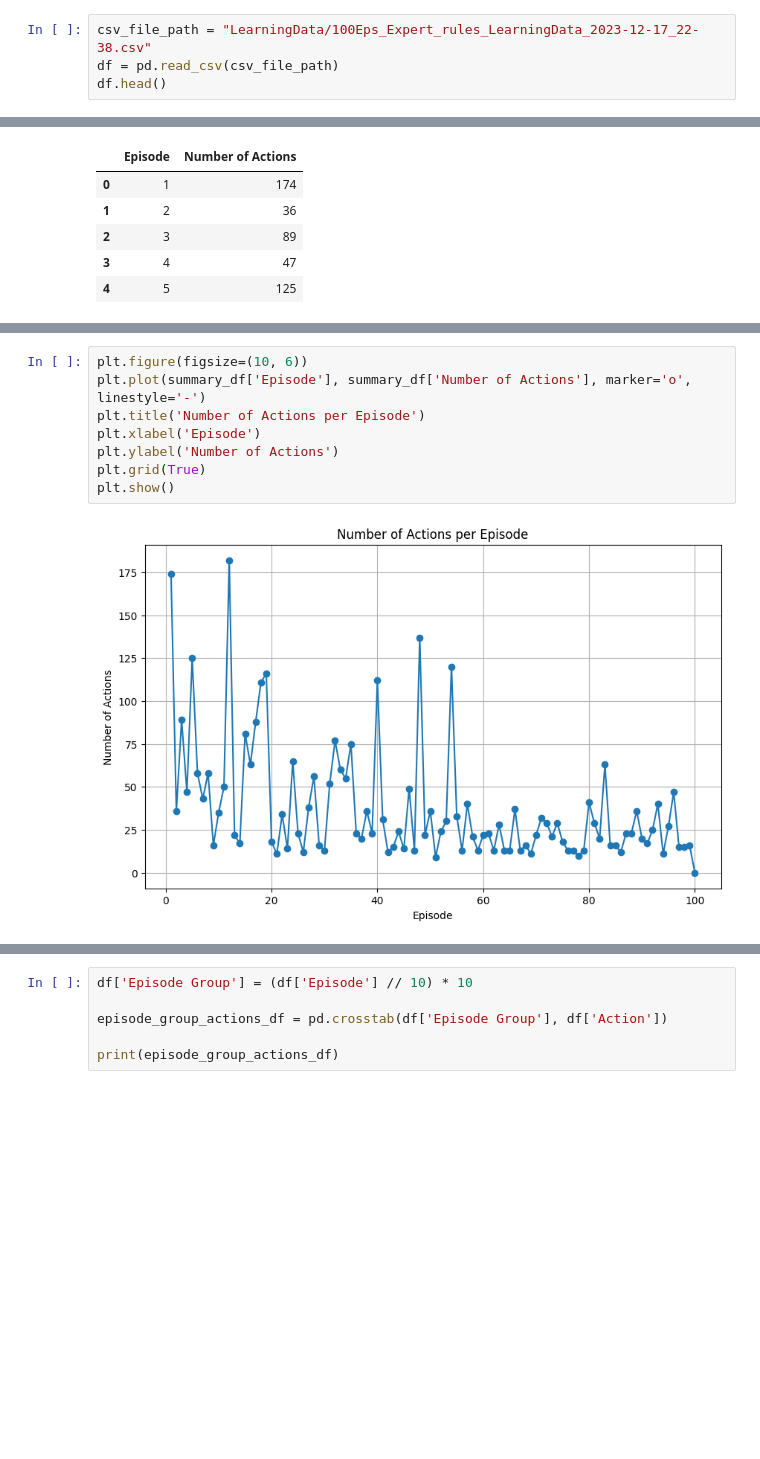
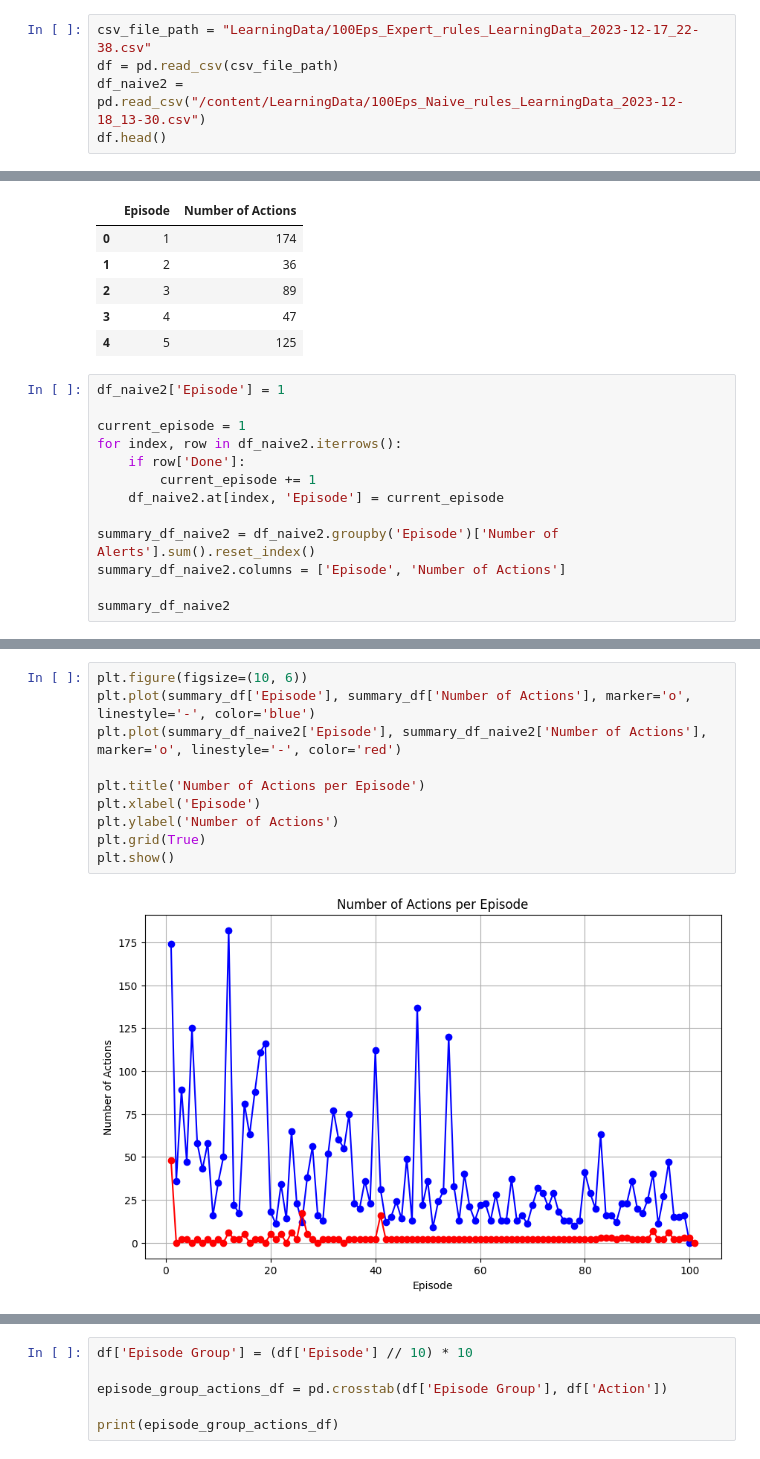
Before and after one commit to MAP-Cyber-Security-AI/Nimplant, a Jupyter notebook: dataEvaluation_new.ipynb, the cells around one changed output, grey strips where cells are left out. Cells and saved outputs as stored; diff of their text form; blank space fills up the shorter version.

```diff
--- a/dataEvaluation_new.ipynb
+++ b/dataEvaluation_new.ipynb
@@ -36,6 +36,7 @@ import numpy as np
 # %%
 csv_file_path = "LearningData/100Eps_Expert_rules_LearningData_2023-12-17_22-38.csv"
 df = pd.read_csv(csv_file_path)
+df_naive2 = pd.read_csv("/content/LearningData/100Eps_Naive_rules_LearningData_2023-12-18_13-30.csv")
 df.head()
 # %% [output]
 |  | Strategy 1 | Strategy 2 | Strategy 3 | Strategy 4 | Strategy 5 | Strategy 6 | Strategy 7 | Action | ... |
@@ -64,3 +65,16 @@ summary_df.head()
 | 2 | 3 | 89 |
 | 3 | 4 | 47 |
 | 4 | 5 | 125 |
+# %%
+df_naive2['Episode'] = 1
+
+current_episode = 1
+for index, row in df_naive2.iterrows():
+    if row['Done']:
+        current_episode += 1
+    df_naive2.at[index, 'Episode'] = current_episode
+
+summary_df_naive2 = df_naive2.groupby('Episode')['Number of Alerts'].sum().reset_index()
+summary_df_naive2.columns = ['Episode', 'Number of Actions']
+
+summary_df_naive2
@@ -67,13 +95,15 @@ summary_df.head()
 # %%
 plt.figure(figsize=(10, 6))
-plt.plot(summary_df['Episode'], summary_df['Number of Actions'], marker='o', linestyle='-')
+plt.plot(summary_df['Episode'], summary_df['Number of Actions'], marker='o', linestyle='-', color='blue')
+plt.plot(summary_df_naive2['Episode'], summary_df_naive2['Number of Actions'], marker='o', linestyle='-', color='red')
+
 plt.title('Number of Actions per Episode')
 plt.xlabel('Episode')
 plt.ylabel('Number of Actions')
 plt.grid(True)
 plt.show()
 # %% [output]
-[figure, old version]
+[figure, new version]
 # %%
 plt.figure(figsize=(10, 6))
 plt.hist(df['Action'], bins=15, color='blue', alpha=0.7)
```
Also changed, not shown: parts of 8 cells of this notebook.
